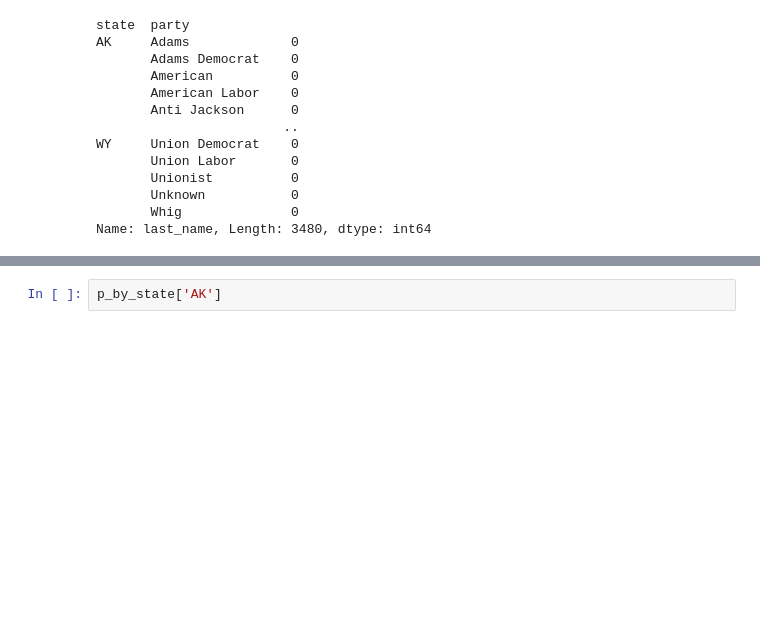
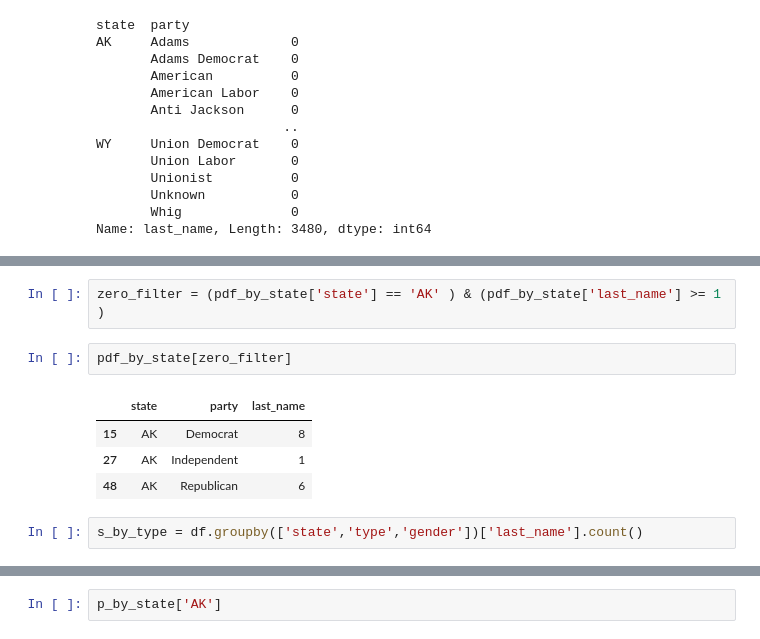
Before and after one commit to sledhead/python_core_test, a Jupyter notebook: pandas_congress.ipynb, the cells around one changed output, grey strips where cells are left out. Drawn from its saved outputs; the diff is of its cells as text; blank space fills up the shorter version.

```diff
--- a/pandas_congress.ipynb
+++ b/pandas_congress.ipynb
@@ -107,0 +202,11 @@ Name: last_name, Length: 3480, dtype: int64
+# %%
+zero_filter = (pdf_by_state['state'] == 'AK' ) & (pdf_by_state['last_name'] >= 1 )
+# %%
+pdf_by_state[zero_filter]
+# %% [output]
+|  | state | party | last_name |
+| 15 | AK | Democrat | 8 |
+| 27 | AK | Independent | 1 |
+| 48 | AK | Republican | 6 |
+# %%
+s_by_type = df.groupby(['state','type','gender'])['last_name'].count()
```
Also changed, not shown: parts of 29 cells of this notebook.
